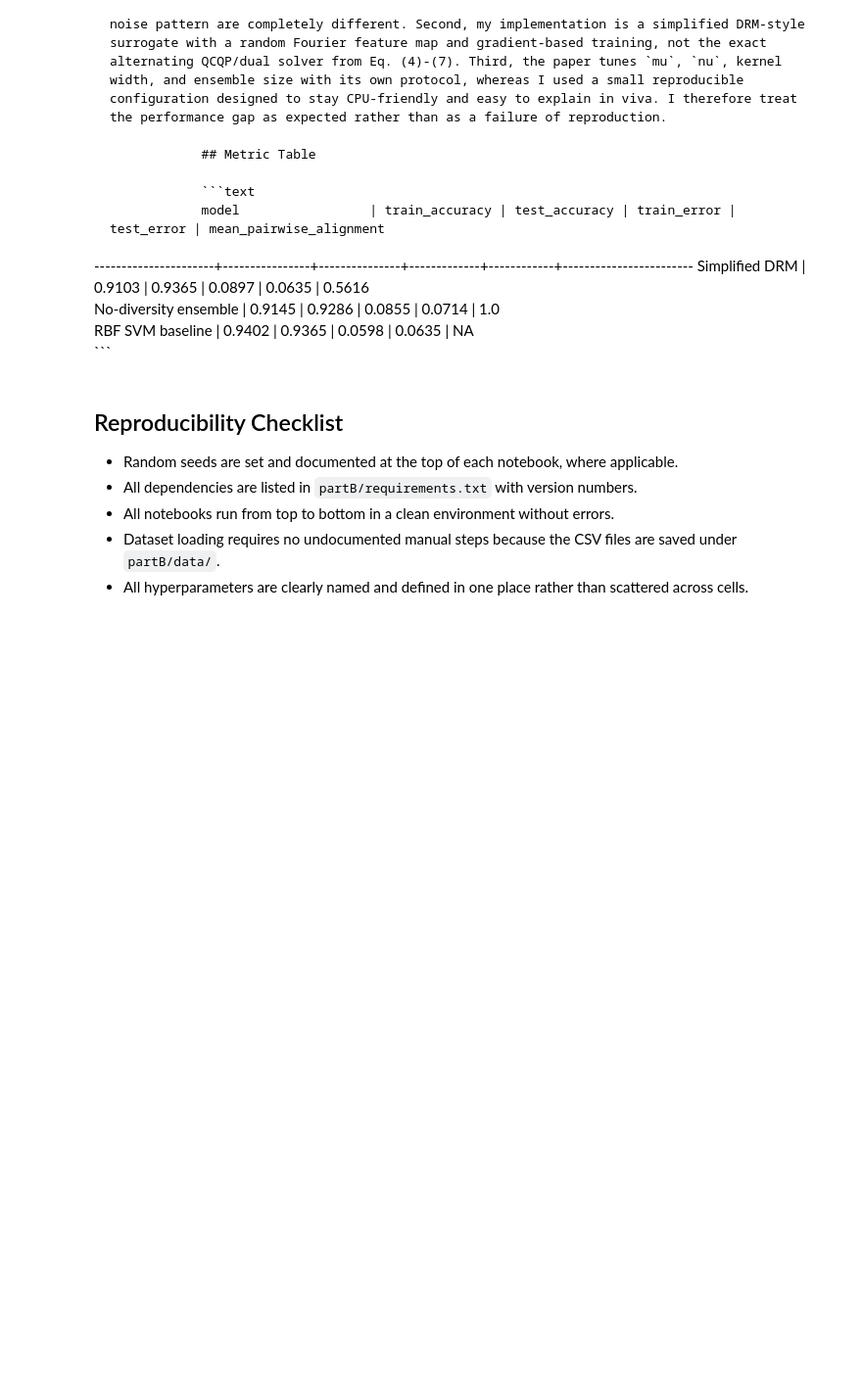
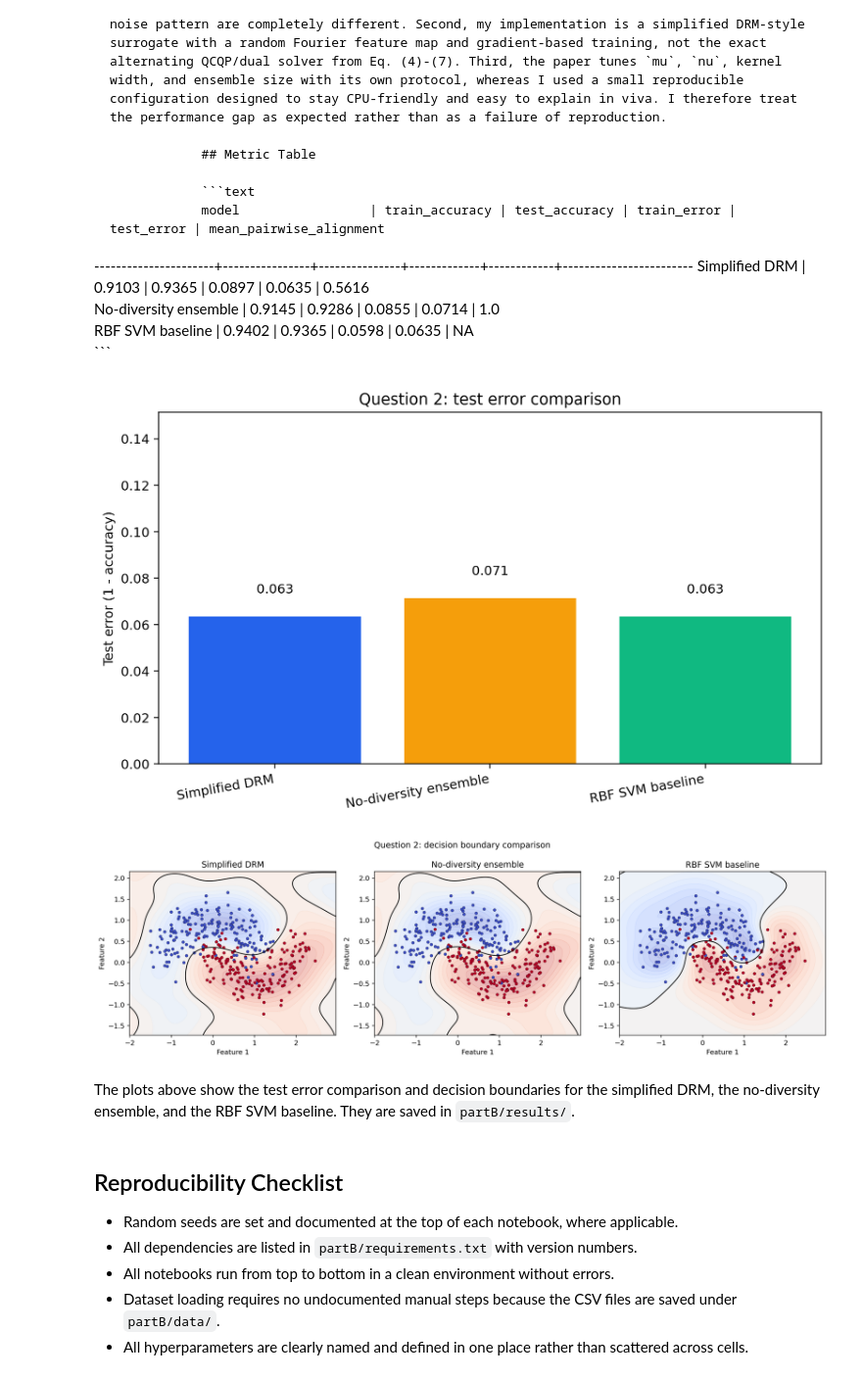
Before and after one commit to antedotee/230068-midsem, a Jupyter notebook: partB/task_2_3.ipynb, the cells around one changed output. Shown at 98% size. Drawn from its saved outputs; the diff is of its cells as text; code cells hidden in the pictures; blank space fills up the shorter version.

Commit message:
added the graph

````diff
--- a/partB/task_2_3.ipynb
+++ b/partB/task_2_3.ipynb
@@ -7,9 +7,14 @@ ROOT = Path.cwd()
 if str(ROOT) not in sys.path:
     sys.path.insert(0, str(ROOT))
 
-from submission_support.drm_support import metrics_table, run_main_experiment
+from submission_support.drm_support import (
+    metrics_table,
+    run_main_experiment,
+    save_main_plots,
+)
 
 result = run_main_experiment()
+plot_paths = save_main_plots(result)
 rows = metrics_table(result["metrics"])
 rows
 # %% [output]
@@ -47,6 +52,16 @@ Simplified DRM        | 0.9103         | 0.9365        | 0.0897      | 0.0635
 No-diversity ensemble | 0.9145         | 0.9286        | 0.0855      | 0.0714     | 1.0
 RBF SVM baseline      | 0.9402         | 0.9365        | 0.0598      | 0.0635     | NA
                 ```
+# %%
+from IPython.display import Image, display
+
+display(Image(filename=str(plot_paths["metric_plot"])))
+display(Image(filename=str(plot_paths["boundary_plot"])))
+# %% [output]
+[figure, added]
+[figure, added]
+# %% [markdown]
+The plots above show the test error comparison and decision boundaries for the simplified DRM, the no-diversity ensemble, and the RBF SVM baseline. They are saved in `partB/results/`.
 # %% [markdown]
 ## Reproducibility Checklist
 
````
Also changed, not shown: 1 other file.
